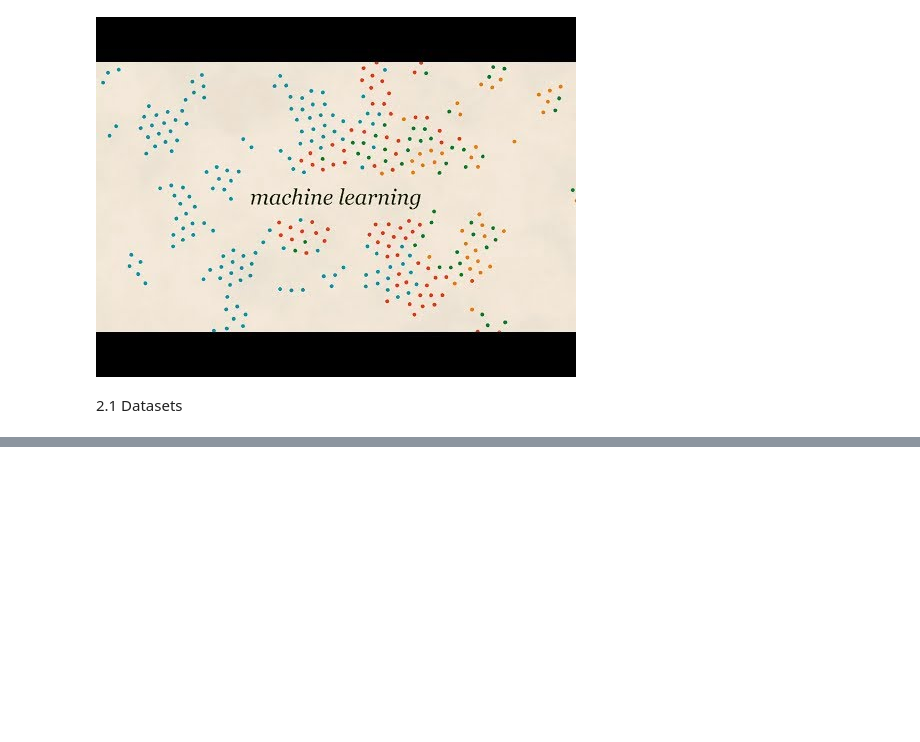
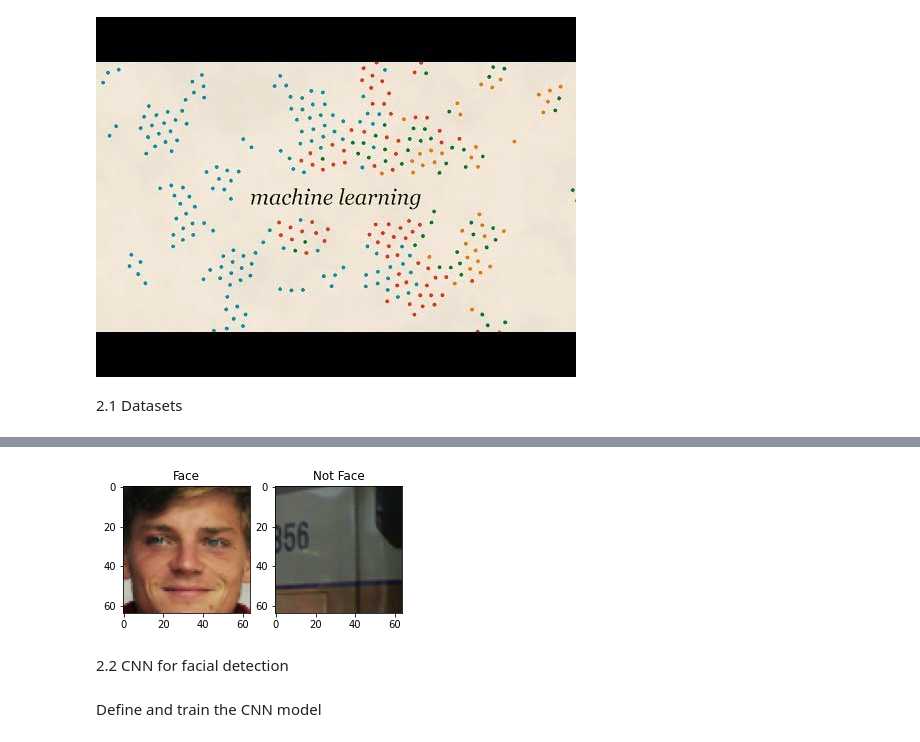
Before and after one commit to Mansoorinho/Deep-Learing-trainings, a Jupyter notebook: MNIST_Debiasing/lab2_Debiasing.ipynb, the cells around one changed output, grey strips where cells are left out. Saved outputs shown, nothing was run; the diff lists cells and outputs as text; code cells hidden in the pictures; blank space fills up the shorter version.

```diff
--- a/MNIST_Debiasing/lab2_Debiasing.ipynb
+++ b/MNIST_Debiasing/lab2_Debiasing.ipynb
@@ -27,2 +27,7 @@ import mitdeeplearning as mdl
 
 Fitzpatrick Scale skin type classification system, with each image labeled as "Lighter'' or "Darker''.
+# %%
+# Get the training data: both images from CelebA and ImageNet
+path_to_training_data = tf.keras.utils.get_file('train_face.h5', 'https://www.dropbox.com/s/hlz8atheyozp1yx/train_face.h5?dl=1')
+# Instantiate a TrainingDatasetLoader using the downloaded dataset
+loader = mdl.lab2.TrainingDatasetLoader(path_to_training_data)
@@ -28,0 +39,28 @@ Fitzpatrick Scale skin type classification system, with each image labeled as "L
+# %%
+number_of_training_examples = loader.get_train_size()
+(images, labels) = loader.get_batch(100)
+# %%
+### Examining the CelebA training dataset ###
+
+#@title Change the sliders to look at positive and negative training examples! { run: "auto" }
+
+face_images = images[np.where(labels==1)[0]]
+not_face_images = images[np.where(labels==0)[0]]
+
+idx_face = 7 #@param {type:"slider", min:0, max:50, step:1}
+idx_not_face = 34 #@param {type:"slider", min:0, max:50, step:1}
+
+plt.figure(figsize=(5,5))
+plt.subplot(1, 2, 1)
+plt.imshow(face_images[idx_face])
+plt.title("Face"); plt.grid(False)
+
+plt.subplot(1, 2, 2)
+plt.imshow(not_face_images[idx_not_face])
+plt.title("Not Face"); plt.grid(False)
+# %% [output]
+[figure, added]
+# %% [markdown]
+2.2 CNN for facial detection
+# %% [markdown]
+Define and train the CNN model
```
Also changed, not shown: parts of 8 cells of this notebook.
